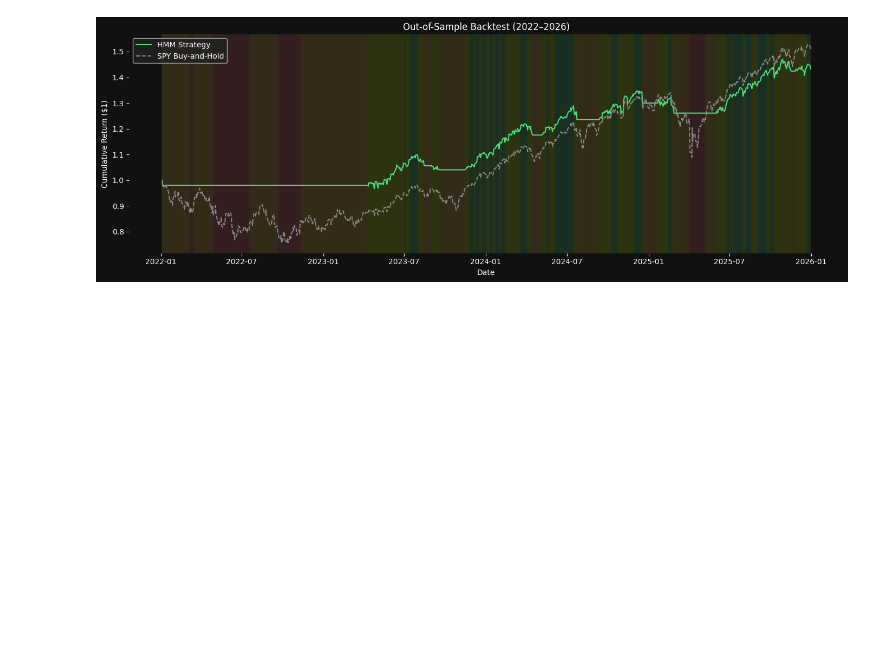
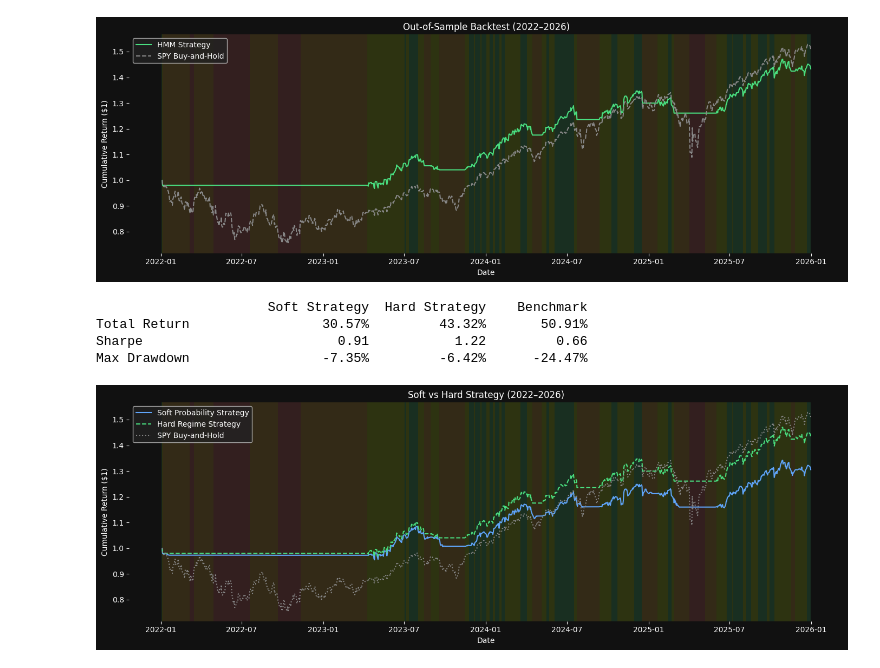
Before and after one commit to bsinek/sentinel, a Jupyter notebook: research/hmm.ipynb, the cells around one changed output. Cells and saved outputs as stored; diff of their text form; code cells hidden in the pictures; blank space fills up the shorter version.

```diff
--- a/research/hmm.ipynb
+++ b/research/hmm.ipynb
@@ -415,3 +415,45 @@ Total Return               43.32%       50.91%
 Sharpe                       1.22         0.66
 Max Drawdown               -6.42%      -24.47%
 [figure]
+# %%
+# continuous sizing: bullish probability = P(Bull) + P(Recovery)
+bullish_prob = proba_wf_smooth['Bull'] + proba_wf_smooth['Recovery']
+strategy_returns_soft = (bullish_prob.shift(1) * spy_returns).dropna()
+cum_strategy_soft = (1 + strategy_returns_soft).cumprod()
+
+print(f"{'':20} {'Soft Strategy':>14} {'Hard Strategy':>14} {'Benchmark':>12}")
+print(f"{'Total Return':20} {cum_strategy_soft.iloc[-1] - 1:>14.2%} {cum_strategy.iloc[-1] - 1:>14.2%} {cum_benchmark.iloc[-1] - 1:>12.2%}")
+print(f"{'Sharpe':20} {sharpe(strategy_returns_soft):>14.2f} {sharpe(strategy_returns):>14.2f} {sharpe(spy_returns):>12.2f}")
+print(f"{'Max Drawdown':20} {max_drawdown(cum_strategy_soft):>14.2%} {max_drawdown(cum_strategy):>14.2%} {max_drawdown(cum_benchmark):>12.2%}")
+
+fig, ax = plt.subplots(figsize=(14, 5))
+ax.set_facecolor('#111111')
+fig.patch.set_facecolor('#111111')
+
+current_label, start_idx = test_regimes.iloc[0], test_regimes.index[0]
+for date, label in test_regimes.items():
+    if label != current_label:
+        ax.axvspan(start_idx, date, color=palette[current_label], alpha=0.15, lw=0)
+        current_label, start_idx = label, date
+ax.axvspan(start_idx, test_regimes.index[-1], color=palette[current_label], alpha=0.15, lw=0)
+
+ax.plot(cum_strategy_soft.index, cum_strategy_soft, color='#60a5fa', lw=1.5, label='Soft Probability Strategy')
+ax.plot(cum_strategy.index,      cum_strategy,      color='#4ade80', lw=1.5, label='Hard Regime Strategy', linestyle='--')
+ax.plot(cum_benchmark.index,     cum_benchmark,     color='#888',    lw=1.5, label='SPY Buy-and-Hold',     linestyle=':')
+
+ax.set_title('Soft vs Hard Strategy (2022–2026)', color='white')
+ax.set_xlabel('Date', color='white')
+ax.set_ylabel('Cumulative Return ($1)', color='white')
+ax.tick_params(colors='white')
+for spine in ax.spines.values():
+    spine.set_visible(False)
+ax.legend(loc='upper left', facecolor='#222222', labelcolor='white')
+
+plt.tight_layout()
+plt.show()
+# %% [output]
+                      Soft Strategy  Hard Strategy    Benchmark
+Total Return                 30.57%         43.32%       50.91%
+Sharpe                         0.91           1.22         0.66
+Max Drawdown                 -7.35%         -6.42%      -24.47%
+[figure, added]
```
Also changed, not shown: 1 other file.
